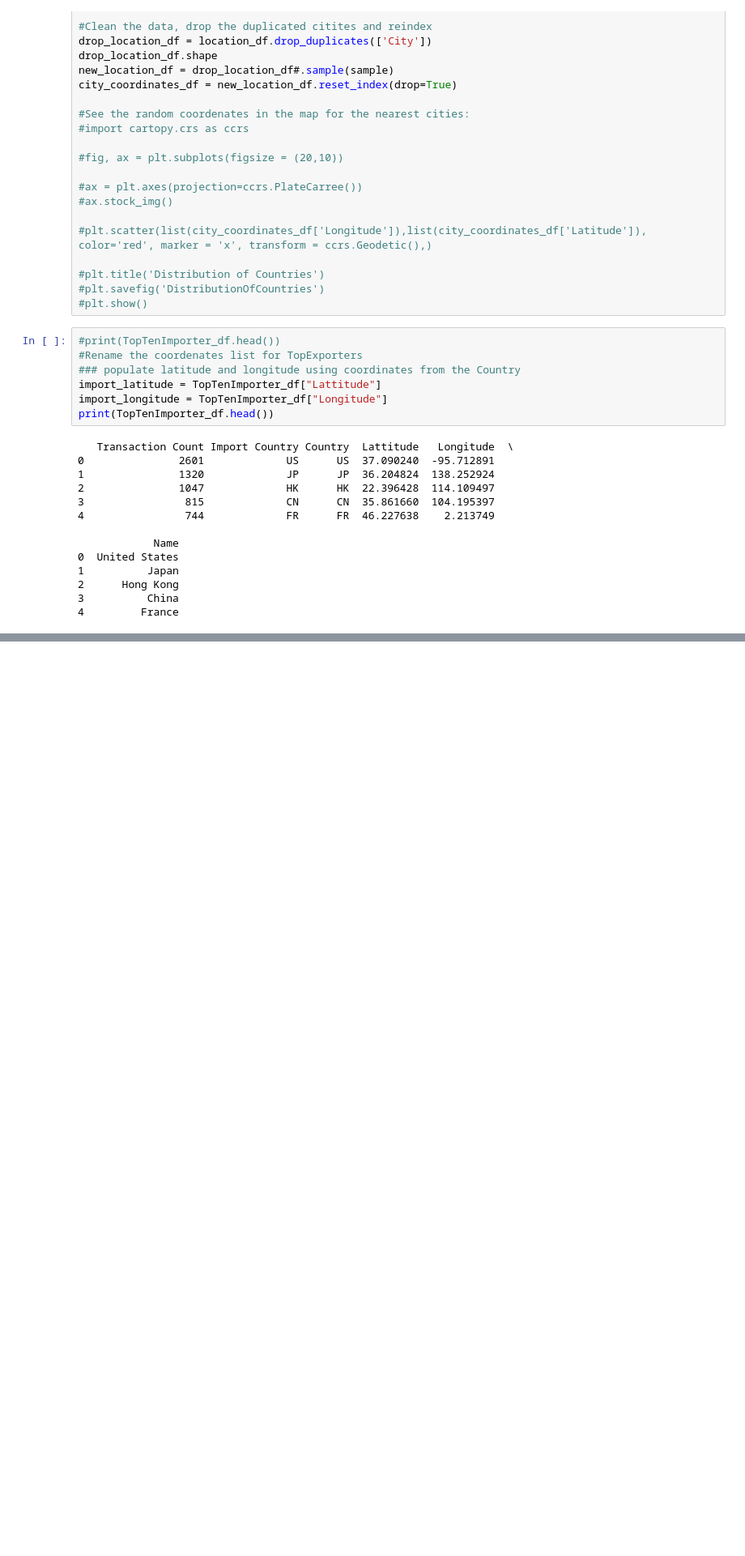
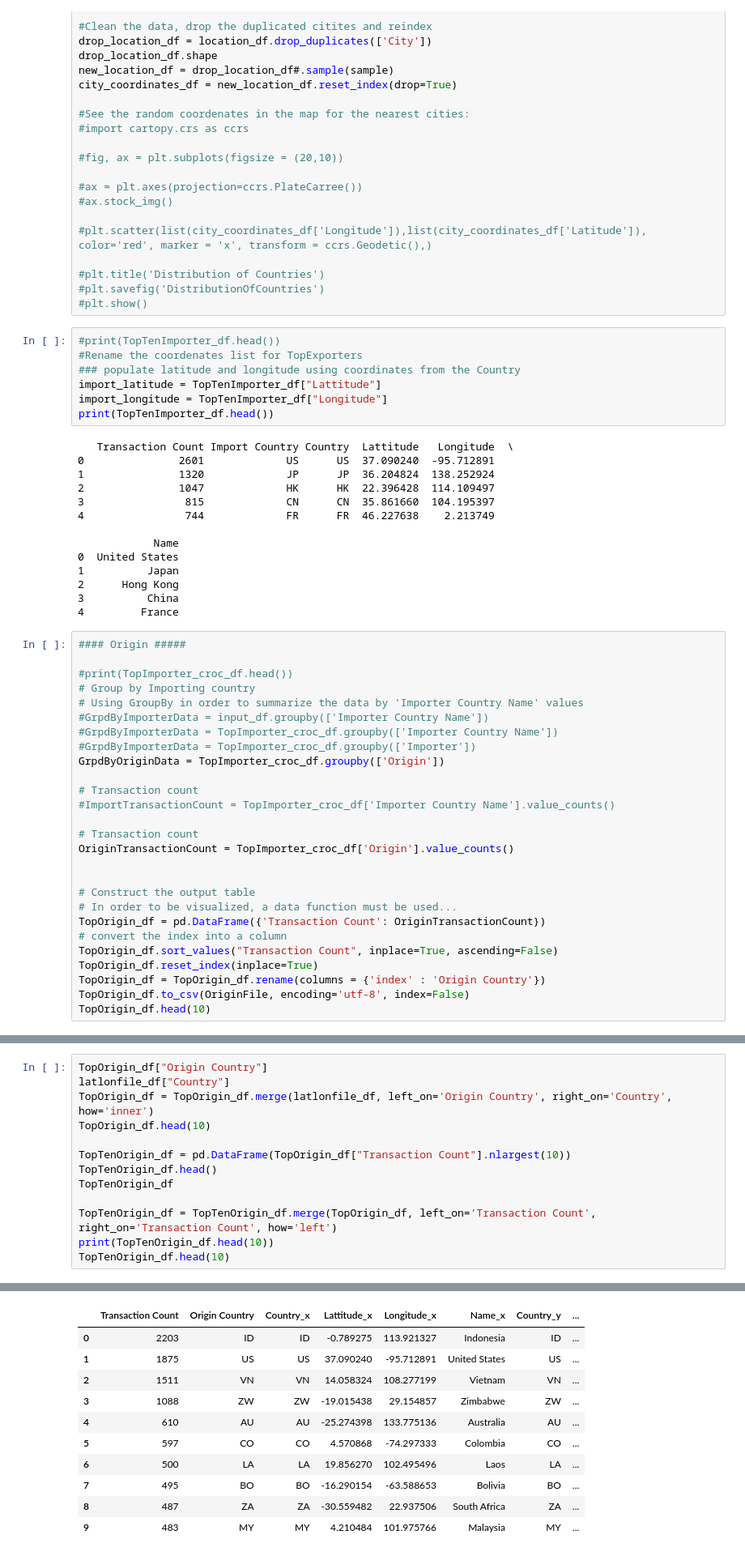
Before and after one commit to EliseLinker/wildlifeproject1, a Jupyter notebook: WP_Top10_Importer_Exporter_Map_EML.ipynb, the cells around one changed output, grey strips where cells are left out. Shown at 81% size. Cells and saved outputs as stored; diff of their text form; blank space fills up the shorter version.

```diff
--- a/WP_Top10_Importer_Exporter_Map_EML.ipynb
+++ b/WP_Top10_Importer_Exporter_Map_EML.ipynb
@@ -401,3 +402,30 @@ print(TopTenImporter_df.head())
 2      Hong Kong
 3          China
 4         France
+# %%
+#### Origin #####
+
+#print(TopImporter_croc_df.head())
+# Group by Importing country
+# Using GroupBy in order to summarize the data by 'Importer Country Name' values
+#GrpdByImporterData = input_df.groupby(['Importer Country Name'])
+#GrpdByImporterData = TopImporter_croc_df.groupby(['Importer Country Name'])
+#GrpdByImporterData = TopImporter_croc_df.groupby(['Importer'])
+GrpdByOriginData = TopImporter_croc_df.groupby(['Origin'])
+
+# Transaction count
+#ImportTransactionCount = TopImporter_croc_df['Importer Country Name'].value_counts()
+
+# Transaction count
+OriginTransactionCount = TopImporter_croc_df['Origin'].value_counts()
+
+
+# Construct the output table
+# In order to be visualized, a data function must be used...
+TopOrigin_df = pd.DataFrame({'Transaction Count': OriginTransactionCount})
+# convert the index into a column
+TopOrigin_df.sort_values("Transaction Count", inplace=True, ascending=False)
+TopOrigin_df.reset_index(inplace=True)
+TopOrigin_df = TopOrigin_df.rename(columns = {'index' : 'Origin Country'})
+TopOrigin_df.to_csv(OriginFile, encoding='utf-8', index=False)
+TopOrigin_df.head(10)
@@ -403,0 +444,14 @@ print(TopTenImporter_df.head())
+# %%
+TopOrigin_df["Origin Country"]
+latlonfile_df["Country"]
+TopOrigin_df = TopOrigin_df.merge(latlonfile_df, left_on='Origin Country', right_on='Country', how='inner')
+TopOrigin_df.head(10)
+
+TopTenOrigin_df = pd.DataFrame(TopOrigin_df["Transaction Count"].nlargest(10))
+TopTenOrigin_df.head()
+TopTenOrigin_df
+
+TopTenOrigin_df = TopTenOrigin_df.merge(TopOrigin_df, left_on='Transaction Count', right_on='Transaction Count', how='left')
+print(TopTenOrigin_df.head(10))
+TopTenOrigin_df.head(10)
+# %% [output]
@@ -403,0 +475,11 @@ print(TopTenImporter_df.head())
+|  | Transaction Count | Origin Country | Country_x | Lattitude_x | Longitude_x | Name_x | Country_y | ... |
+| 0 | 2203 | ID | ID | -0.789275 | 113.921327 | Indonesia | ID | ... |
+| 1 | 1875 | US | US | 37.090240 | -95.712891 | United States | US | ... |
+| 2 | 1511 | VN | VN | 14.058324 | 108.277199 | Vietnam | VN | ... |
+| 3 | 1088 | ZW | ZW | -19.015438 | 29.154857 | Zimbabwe | ZW | ... |
+| 4 | 610 | AU | AU | -25.274398 | 133.775136 | Australia | AU | ... |
+| 5 | 597 | CO | CO | 4.570868 | -74.297333 | Colombia | CO | ... |
+| 6 | 500 | LA | LA | 19.856270 | 102.495496 | Laos | LA | ... |
+| 7 | 495 | BO | BO | -16.290154 | -63.588653 | Bolivia | BO | ... |
+| 8 | 487 | ZA | ZA | -30.559482 | 22.937506 | South Africa | ZA | ... |
+| 9 | 483 | MY | MY | 4.210484 | 101.975766 | Malaysia | MY | ... |
```
Also changed, not shown: parts of 6 cells of this notebook, 1 other file.
